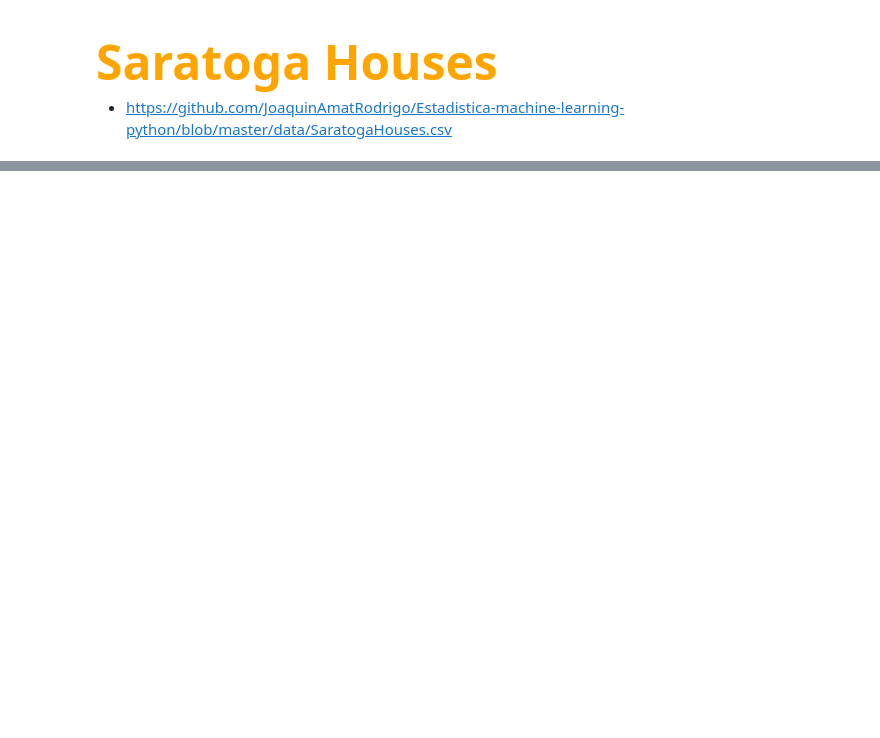
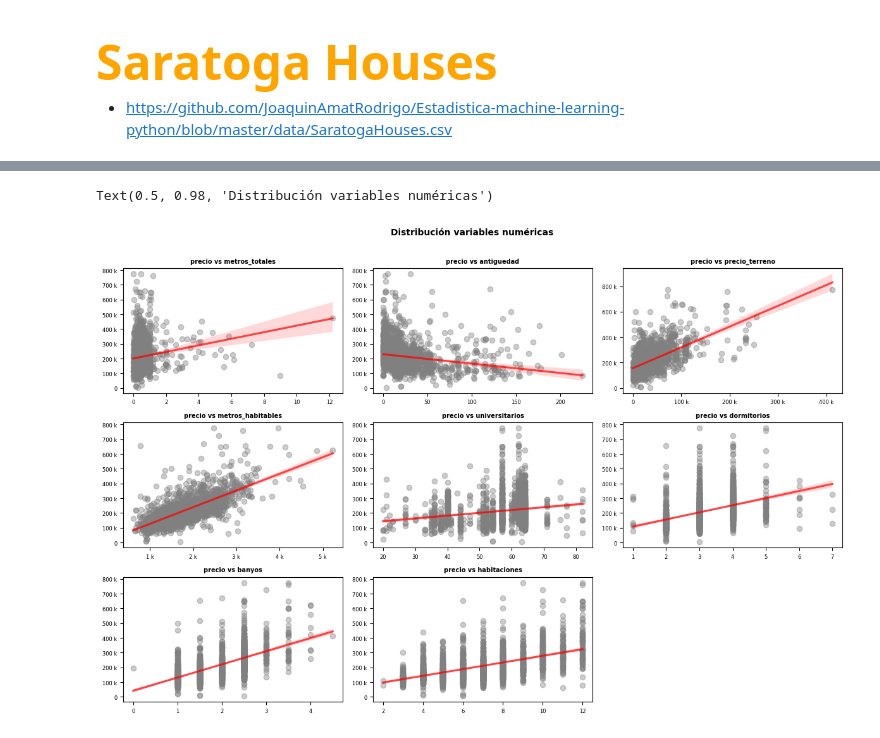
Before and after one commit to JoseJesusLaCasaNieto/Kaggle, a Jupyter notebook: SaratogaHouses/SaratogaHouses.ipynb, the cells around one changed output, grey strips where cells are left out. Saved outputs shown, nothing was run; the diff lists cells and outputs as text; code cells hidden in the pictures; blank space fills up the shorter version.

```diff
--- a/SaratogaHouses/SaratogaHouses.ipynb
+++ b/SaratogaHouses/SaratogaHouses.ipynb
@@ -29,0 +202,33 @@ display(data)
+# %%
+data.chimenea = data.chimenea.astype('str')
+# %%
+fig, axes = plt.subplots(nrows=3, ncols=3, figsize=(12, 8))
+axes = axes.flat
+columnas_numeric = data.select_dtypes(include=['float64', 'int']).columns
+columnas_numeric = columnas_numeric.drop('precio')
+
+for i, column in enumerate(columnas_numeric):
+    sns.regplot(
+        x=data[column],
+        y=data['precio'],
+        color='gray',
+        scatter_kws={'alpha': 0.4},
+        line_kws={'color': 'r', 'alpha': 0.7},
+        ax=axes[i]
+    )
+    axes[i].set_title(f"precio vs {column}", fontsize=7, fontweight='bold')
+    axes[i].yaxis.set_major_formatter(ticker.EngFormatter())
+    axes[i].xaxis.set_major_formatter(ticker.EngFormatter())
+    axes[i].tick_params(labelsize=6)
+    axes[i].set_xlabel('')
+    axes[i].set_ylabel('')
+
+for i in [8]:
+    fig.delaxes(axes[i])
+
+fig.tight_layout()
+plt.subplots_adjust(top=0.9)
+fig.suptitle('Distribución variables numéricas', fontsize=10, fontweight='bold')
+# %% [output]
+Text(0.5, 0.98, 'Distribución variables numéricas')
+[figure, added]
```
Also changed, not shown: parts of 21 cells of this notebook.
